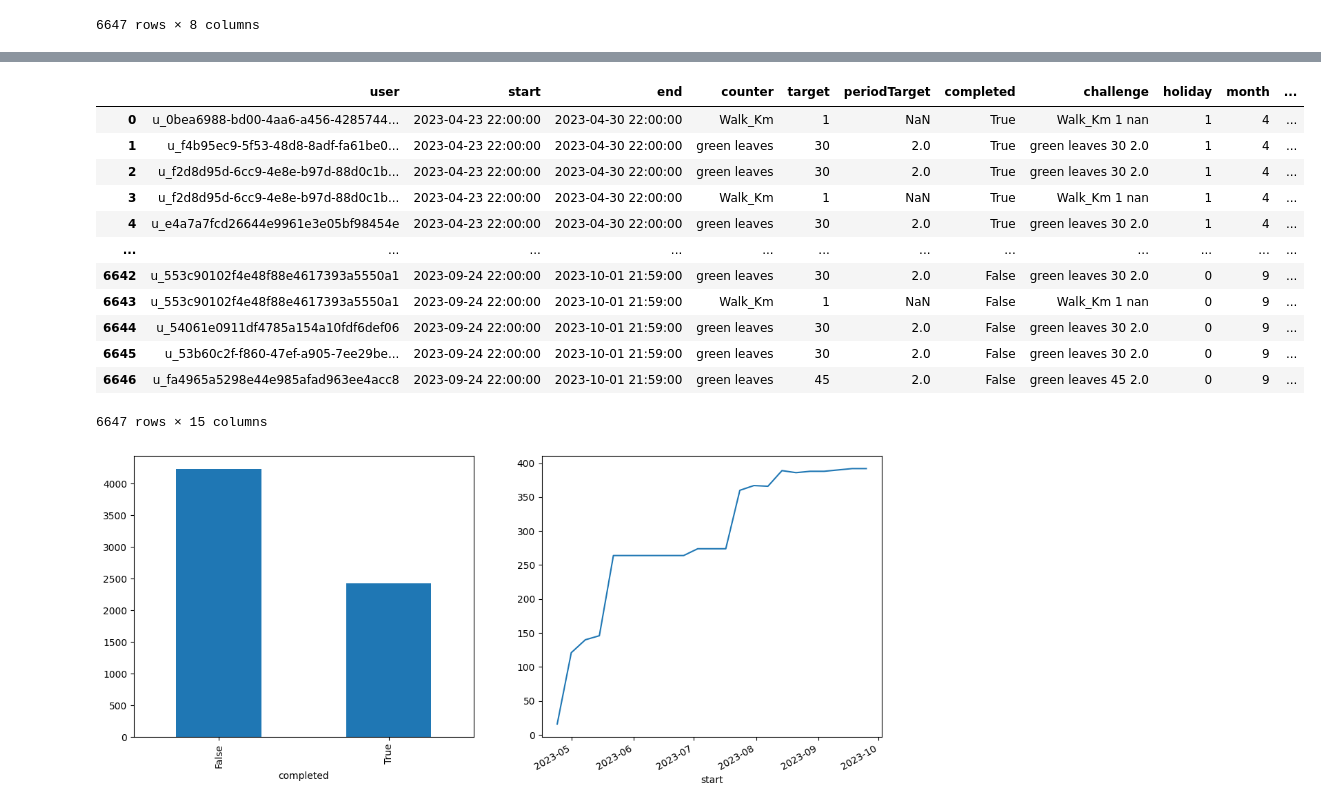
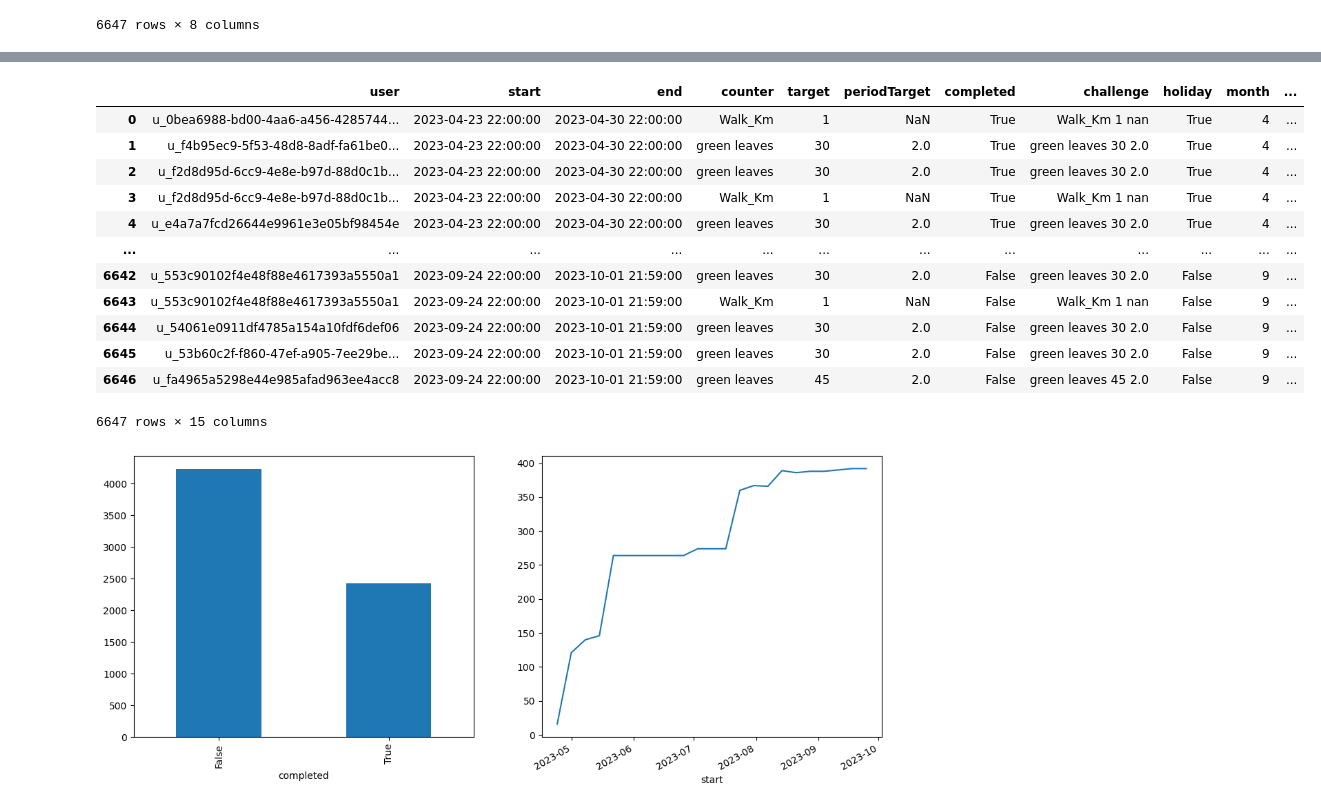
Before and after one commit to rik1599/playngo_challenge_generator, a Jupyter notebook: notebooks/FerraraFM.ipynb, the cells around one changed output, grey strips where cells are left out. Cells and saved outputs as stored; diff of their text form; code cells hidden in the pictures.

```diff
--- a/notebooks/FerraraFM.ipynb
+++ b/notebooks/FerraraFM.ipynb
@@ -64,7 +64,7 @@ df
 import holidays
 it_holidays = holidays.IT(years=2023, subdiv='FE')
 
-df['holiday'] = df.apply(lambda x: any([h in it_holidays for h in pd.date_range(x['start'], x['end'])]), axis=1).astype(int)
+df['holiday'] = df.apply(lambda x: any([h in it_holidays for h in pd.date_range(x['start'], x['end'])]), axis=1)
 df['month'] = df['start'].dt.month
 
 df
@@ -85,39 +85,39 @@ df
 # %%
 from meteostat import Daily
 import numpy as np
 # Set time period
 start = df['start'].min()
 end = df['end'].max()
 
 data = Daily('16138', start, end)
 data = data.fetch()
 data['prcp'] = data['prcp'].apply(lambda x: np.nan if x < 2 else x)
 
 # resample data to weeks
 data = data.resample('W').agg({
     'tmax': 'mean',
     'prcp': 'count' # number of days with rain
 }).reset_index()
 
-data['rain'] = data['prcp'].apply(lambda x: 0 if x < 3 else 1)
-data['temperature'] = data['tmax'].apply(lambda x: 0 if x < 15 else 1 if x < 25 else 2)
+data['rain'] = data['prcp'].apply(lambda x: 'sunny' if x < 3 else 'rainy')
+data['temperature'] = data['tmax'].apply(lambda x: 'cold' if x < 15 else 'hot' if x < 25 else 'very hot')
 
 df = pd.merge_asof(left=df, right=data, left_on='end', right_on='time')
 
 df
 # %% [output]
 |  | user | start | end | counter | target | periodTarget | completed | challenge | holiday | month | ... |
-| 0 | u_0bea6988-bd00-4aa6-a456-4285744... | 2023-04-23 22:00:00 | 2023-04-30 22:00:00 | Walk_Km | 1 | NaN | True | Walk_Km 1 nan | 1 | 4 | ... |
-| 1 | u_f4b95ec9-5f53-48d8-8adf-fa61be0... | 2023-04-23 22:00:00 | 2023-04-30 22:00:00 | green leaves | 30 | 2.0 | True | green leaves 30 2.0 | 1 | 4 | ... |
-| 2 | u_f2d8d95d-6cc9-4e8e-b97d-88d0c1b... | 2023-04-23 22:00:00 | 2023-04-30 22:00:00 | green leaves | 30 | 2.0 | True | green leaves 30 2.0 | 1 | 4 | ... |
-| 3 | u_f2d8d95d-6cc9-4e8e-b97d-88d0c1b... | 2023-04-23 22:00:00 | 2023-04-30 22:00:00 | Walk_Km | 1 | NaN | True | Walk_Km 1 nan | 1 | 4 | ... |
-| 4 | u_e4a7a7fcd26644e9961e3e05bf98454e | 2023-04-23 22:00:00 | 2023-04-30 22:00:00 | green leaves | 30 | 2.0 | True | green leaves 30 2.0 | 1 | 4 | ... |
+| 0 | u_0bea6988-bd00-4aa6-a456-4285744... | 2023-04-23 22:00:00 | 2023-04-30 22:00:00 | Walk_Km | 1 | NaN | True | Walk_Km 1 nan | True | 4 | ... |
+| 1 | u_f4b95ec9-5f53-48d8-8adf-fa61be0... | 2023-04-23 22:00:00 | 2023-04-30 22:00:00 | green leaves | 30 | 2.0 | True | green leaves 30 2.0 | True | 4 | ... |
+| 2 | u_f2d8d95d-6cc9-4e8e-b97d-88d0c1b... | 2023-04-23 22:00:00 | 2023-04-30 22:00:00 | green leaves | 30 | 2.0 | True | green leaves 30 2.0 | True | 4 | ... |
+| 3 | u_f2d8d95d-6cc9-4e8e-b97d-88d0c1b... | 2023-04-23 22:00:00 | 2023-04-30 22:00:00 | Walk_Km | 1 | NaN | True | Walk_Km 1 nan | True | 4 | ... |
+| 4 | u_e4a7a7fcd26644e9961e3e05bf98454e | 2023-04-23 22:00:00 | 2023-04-30 22:00:00 | green leaves | 30 | 2.0 | True | green leaves 30 2.0 | True | 4 | ... |
 | ... | ... | ... | ... | ... | ... | ... | ... | ... | ... | ... | ... |
-| 6642 | u_553c90102f4e48f88e4617393a5550a1 | 2023-09-24 22:00:00 | 2023-10-01 21:59:00 | green leaves | 30 | 2.0 | False | green leaves 30 2.0 | 0 | 9 | ... |
-| 6643 | u_553c90102f4e48f88e4617393a5550a1 | 2023-09-24 22:00:00 | 2023-10-01 21:59:00 | Walk_Km | 1 | NaN | False | Walk_Km 1 nan | 0 | 9 | ... |
-| 6644 | u_54061e0911df4785a154a10fdf6def06 | 2023-09-24 22:00:00 | 2023-10-01 21:59:00 | green leaves | 30 | 2.0 | False | green leaves 30 2.0 | 0 | 9 | ... |
-| 6645 | u_53b60c2f-f860-47ef-a905-7ee29be... | 2023-09-24 22:00:00 | 2023-10-01 21:59:00 | green leaves | 30 | 2.0 | False | green leaves 30 2.0 | 0 | 9 | ... |
-| 6646 | u_fa4965a5298e44e985afad963ee4acc8 | 2023-09-24 22:00:00 | 2023-10-01 21:59:00 | green leaves | 45 | 2.0 | False | green leaves 45 2.0 | 0 | 9 | ... |
+| 6642 | u_553c90102f4e48f88e4617393a5550a1 | 2023-09-24 22:00:00 | 2023-10-01 21:59:00 | green leaves | 30 | 2.0 | False | green leaves 30 2.0 | False | 9 | ... |
+| 6643 | u_553c90102f4e48f88e4617393a5550a1 | 2023-09-24 22:00:00 | 2023-10-01 21:59:00 | Walk_Km | 1 | NaN | False | Walk_Km 1 nan | False | 9 | ... |
+| 6644 | u_54061e0911df4785a154a10fdf6def06 | 2023-09-24 22:00:00 | 2023-10-01 21:59:00 | green leaves | 30 | 2.0 | False | green leaves 30 2.0 | False | 9 | ... |
+| 6645 | u_53b60c2f-f860-47ef-a905-7ee29be... | 2023-09-24 22:00:00 | 2023-10-01 21:59:00 | green leaves | 30 | 2.0 | False | green leaves 30 2.0 | False | 9 | ... |
+| 6646 | u_fa4965a5298e44e985afad963ee4acc8 | 2023-09-24 22:00:00 | 2023-10-01 21:59:00 | green leaves | 45 | 2.0 | False | green leaves 45 2.0 | False | 9 | ... |
 6647 rows × 15 columns
 # %%
 import matplotlib.pyplot as plt
```
Also changed, not shown: parts of 3 cells of this notebook.
